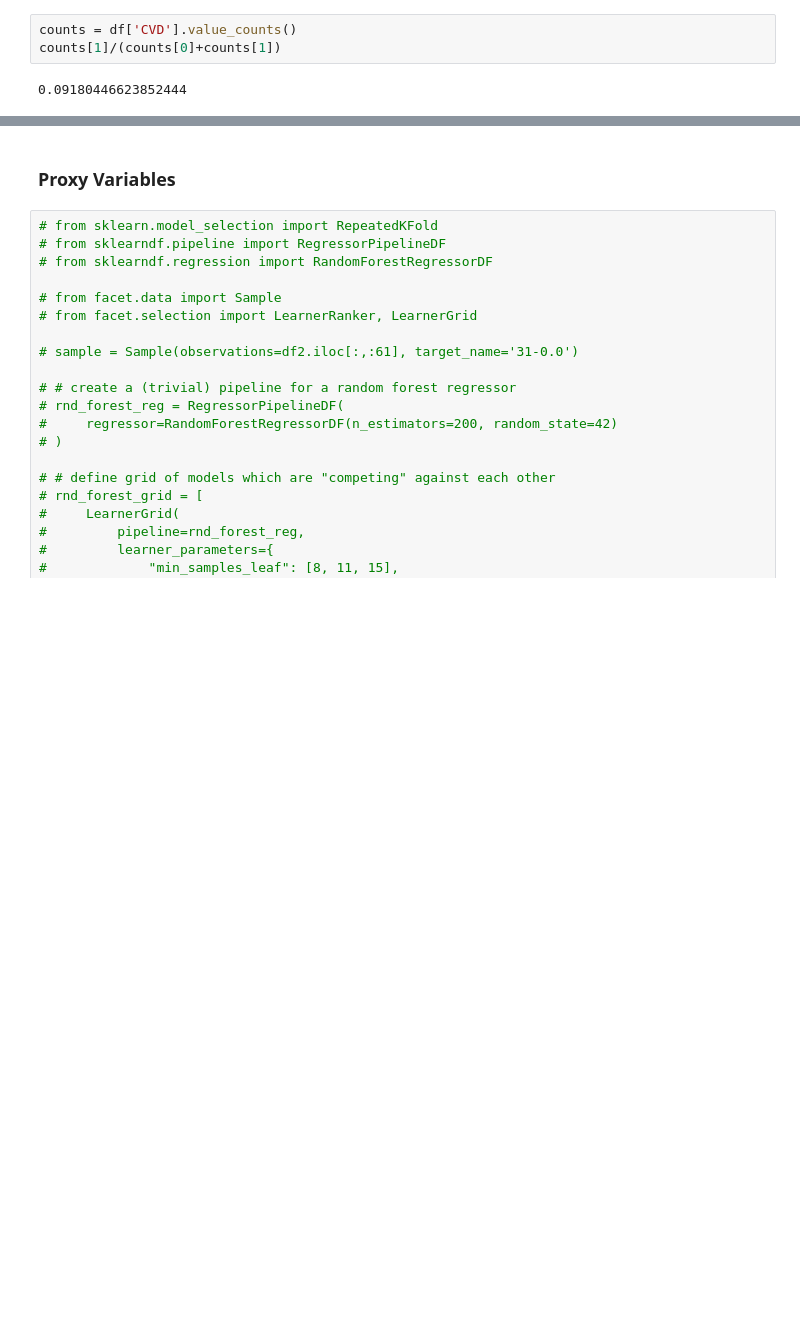
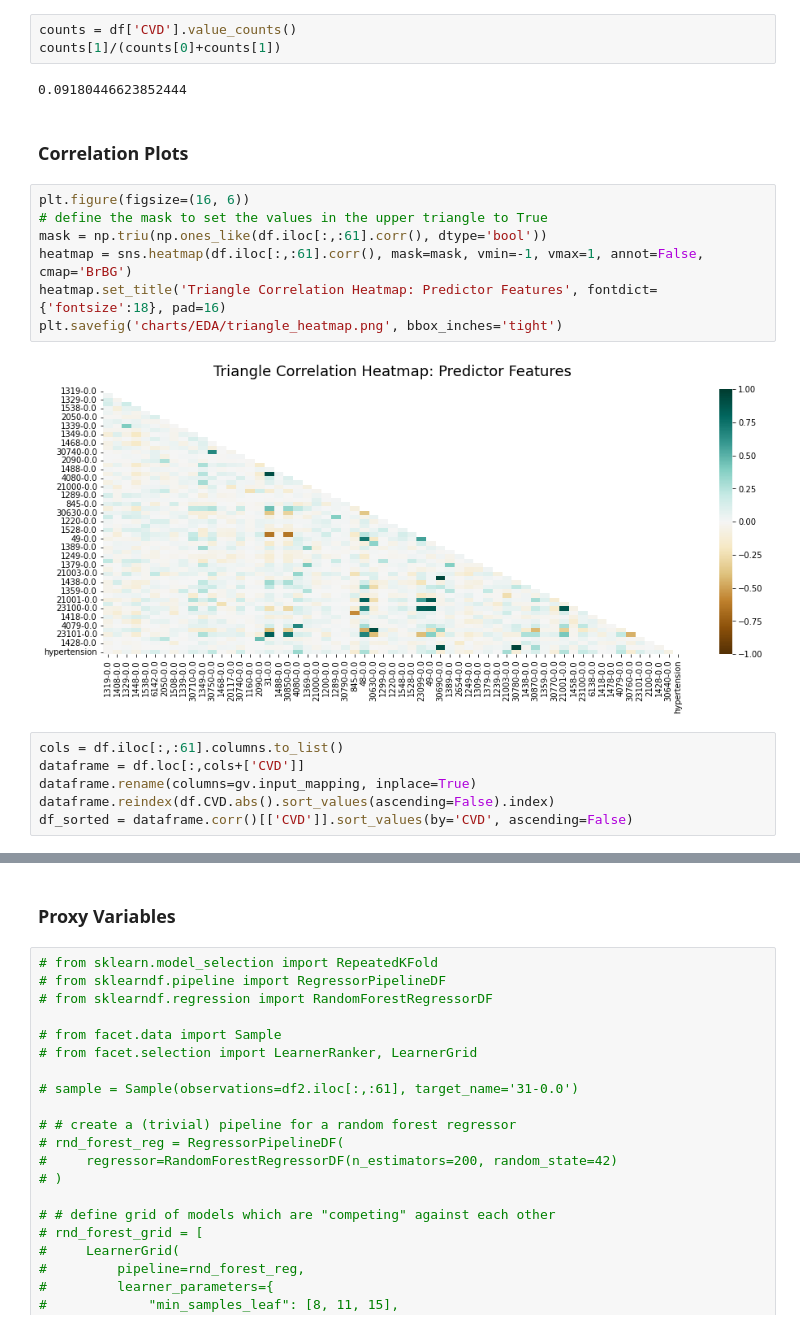
Before and after one commit to analiseb/UB-Masters-Thesis, a Jupyter notebook: PRE_eda.ipynb, the cells around one changed output, grey strips where cells are left out. Saved outputs shown, nothing was run; the diff lists cells and outputs as text; blank space fills up the shorter version.

Commit message:
add correlation plots

```diff
--- a/PRE_eda.ipynb
+++ b/PRE_eda.ipynb
@@ -502,3 +518,20 @@ counts = df['CVD'].value_counts()
 counts[1]/(counts[0]+counts[1])
 # %% [output]
 0.09180446623852444
+# %% [markdown]
+### Correlation Plots
+# %%
+plt.figure(figsize=(16, 6))
+# define the mask to set the values in the upper triangle to True
+mask = np.triu(np.ones_like(df.iloc[:,:61].corr(), dtype='bool'))
+heatmap = sns.heatmap(df.iloc[:,:61].corr(), mask=mask, vmin=-1, vmax=1, annot=False, cmap='BrBG')
+heatmap.set_title('Triangle Correlation Heatmap: Predictor Features', fontdict={'fontsize':18}, pad=16)
+plt.savefig('charts/EDA/triangle_heatmap.png', bbox_inches='tight')
+# %% [output]
+[figure, added]
+# %%
+cols = df.iloc[:,:61].columns.to_list()
+dataframe = df.loc[:,cols+['CVD']]
+dataframe.rename(columns=gv.input_mapping, inplace=True)
+dataframe.reindex(df.CVD.abs().sort_values(ascending=False).index)
+df_sorted = dataframe.corr()[['CVD']].sort_values(by='CVD', ascending=False)
```
Also changed, not shown: parts of 4 cells of this notebook, 5 other files.
